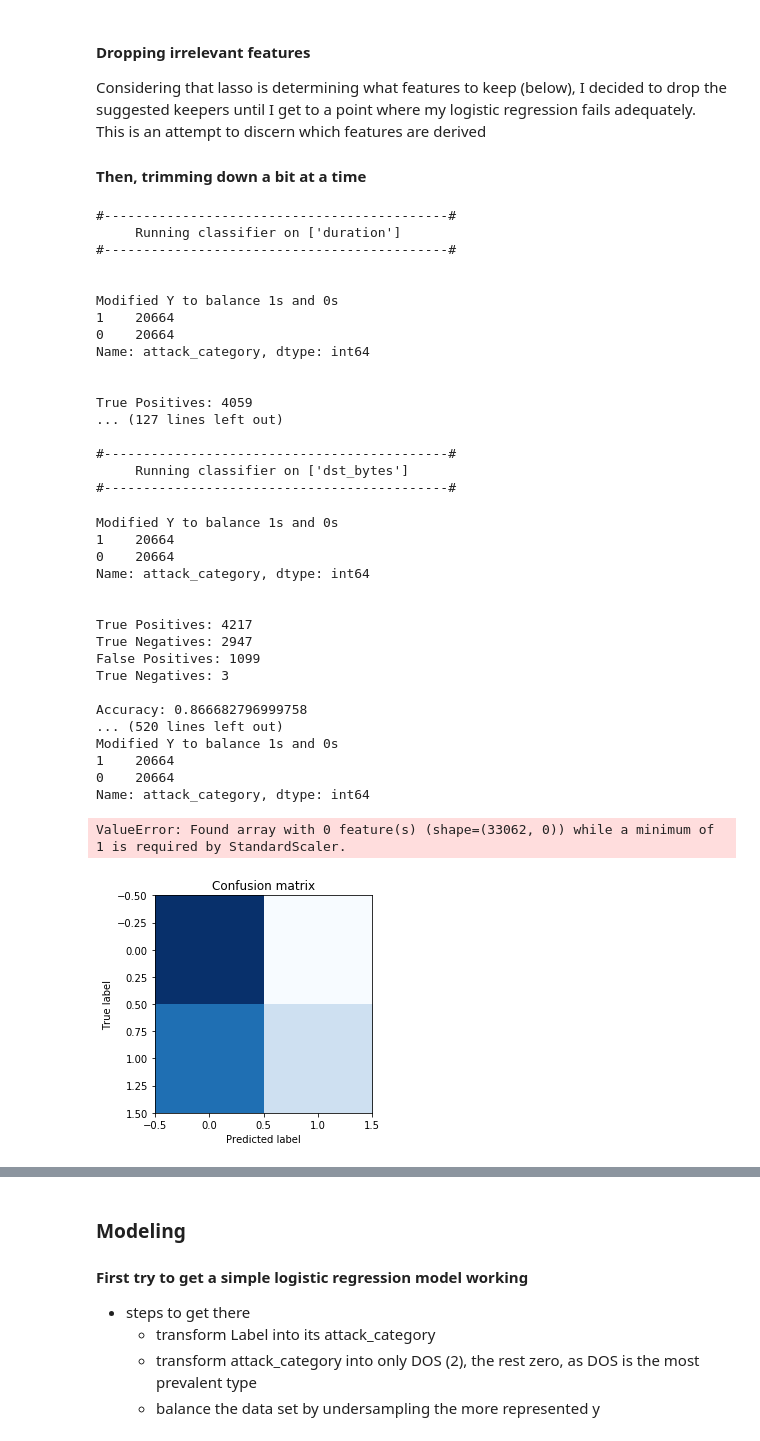
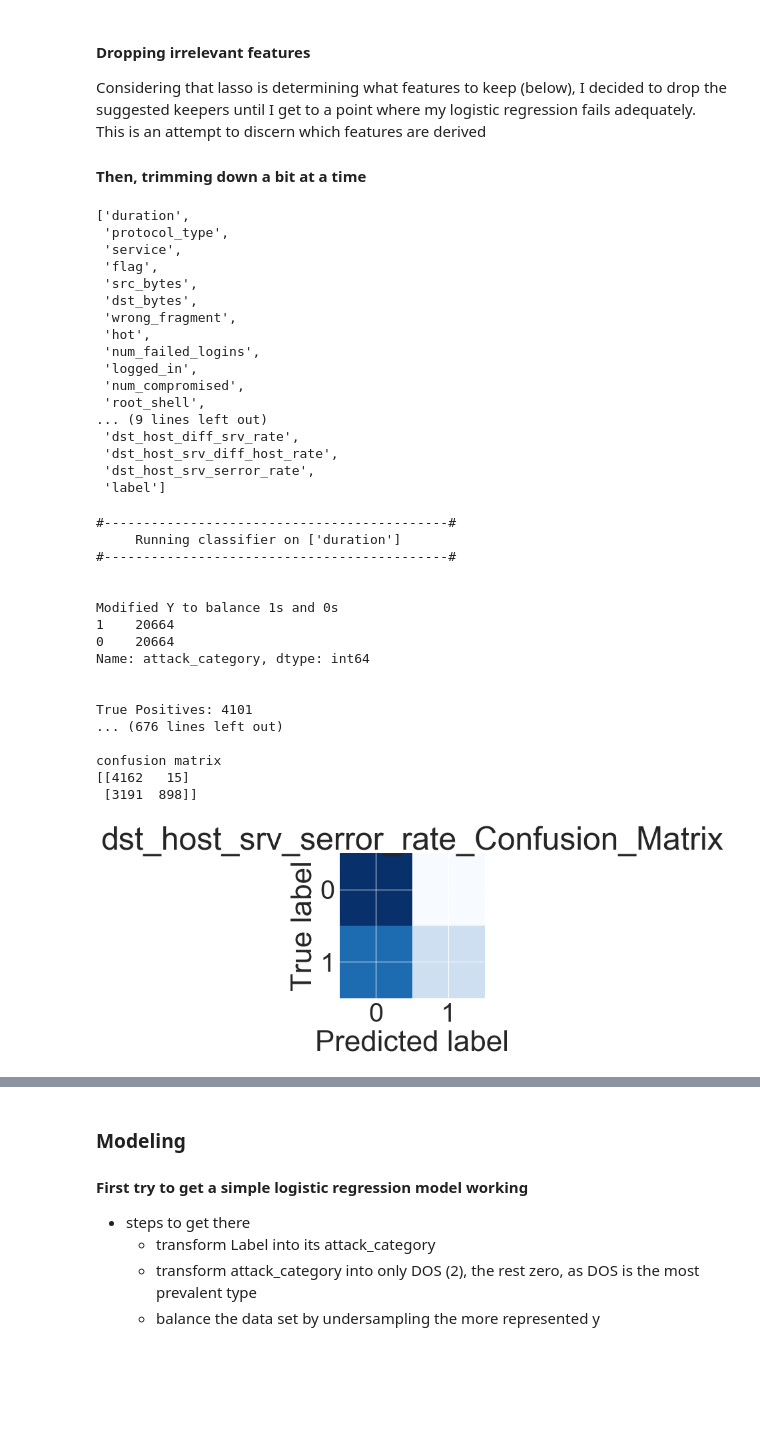
Before and after one commit to MnemoSemiotic/Analyzing-Network-Traffic_kdd99, a Jupyter notebook: Feature_Engineering_and_Modeling.ipynb, the cells around one changed output, grey strips where cells are left out. Saved outputs shown, nothing was run; the diff lists cells and outputs as text; code cells hidden in the pictures; blank space fills up the shorter version.

```diff
--- a/Feature_Engineering_and_Modeling.ipynb
+++ b/Feature_Engineering_and_Modeling.ipynb
@@ -67,75 +67,90 @@ Considering that lasso is determining what features to keep (below), I decided t
 # objects = df_dtypes['object']
 # objects
 column_list = list(df.columns)
+
+column_list
+# %% [output]
+['duration',
+ 'protocol_type',
+ 'service',
+ 'flag',
+ 'src_bytes',
+ 'dst_bytes',
+ 'wrong_fragment',
+ 'hot',
+ 'num_failed_logins',
+ 'logged_in',
+ 'num_compromised',
+ 'root_shell',
+... (9 lines left out)
+ 'dst_host_diff_srv_rate',
+ 'dst_host_srv_diff_host_rate',
+ 'dst_host_srv_serror_rate',
+ 'label']
 # %%
-columns=['col', 'TN' ,'FP' ,'FN','TP','accuracy' ,'recall' ,'specificity', 'false_positive_rate', 'precision']
+columns=['col', 'TN' ,'FP' ,
+         'FN','TP','accuracy',
+         'recall' ,'specificity',
+         'false_positive_rate', 'false_negative_rate',
+         'precision',
+         ]
 
 populate_conf_mat = {'col':[], 'TN':[], 'FP':[],
                      'FN':[], 'TP':[], 'accuracy':[],
                      'recall':[], 'specificity':[],
-                     'false_positive_rate':[], 'precision':[]
+                     'false_positive_rate':[],'false_negative_rate':[],
+                     'precision':[]
                     }
 
 for col in column_list:
+    # We don't want to run on this value
+    if col == 'label':
+        continue
+
     keep = [col]
 
     # logistic regression object
     classifier = LogisticRegression(penalty='l1')
 
-    TN, FP, FN, TP, accuracy, recall, specificity, false_positive_rate, precision = run.run_classifier(df, keep, classifier)
+    TN, FP, FN, TP, accuracy, recall, specificity, false_positive_rate, false_negative_rate, precision = run.run_classifier(df, keep, classifier)
+
+
 
     populate_conf_mat['col'].append(col)
     populate_conf_mat['TN'].append(TN)
     populate_conf_mat['FP'].append(FP)
     populate_conf_mat['FN'].append(FN)
     populate_conf_mat['TP'].append(TP)
     populate_conf_mat['accuracy'].append(accuracy)
     populate_conf_mat['recall'].append(recall)
     populate_conf_mat['specificity'].append(specificity)
     populate_conf_mat['false_positive_rate'].append(false_positive_rate)
+    populate_conf_mat['false_negative_rate'].append(false_positive_rate)
     populate_conf_mat['precision'].append(precision)
 
 
-conf_matrix_vals = pd.DataFrame(index=index, columns=columns)
+conf_matrix_vals = pd.DataFrame(columns=columns)
 
 # df = trans.drop_all_except(df, keep)
 # %% [output]
 #--------------------------------------------#
      Running classifier on ['duration']
 #--------------------------------------------#
 
 
 Modified Y to balance 1s and 0s
 1    20664
 0    20664
 Name: attack_category, dtype: int64
 
 
-True Positives: 4059
-... (127 lines left out)
+True Positives: 4101
+... (676 lines left out)
 
-#--------------------------------------------#
-     Running classifier on ['dst_bytes']
-#--------------------------------------------#
+confusion matrix
+[[4162   15]
+ [3191  898]]
-Modified Y to balance 1s and 0s
-1    20664
-0    20664
-Name: attack_category, dtype: int64
-
-
-True Positives: 4217
-True Negatives: 2947
-False Positives: 1099
-True Negatives: 3
-
-Accuracy: 0.866682796999758
-... (520 lines left out)
-Modified Y to balance 1s and 0s
-1    20664
-0    20664
-Name: attack_category, dtype: int64
-ValueError: Found array with 0 feature(s) (shape=(33062, 0)) while a minimum of 1 is required by StandardScaler.
-[figure, old version]
+[figure, new version]
 # %%
 # title = 'Correlation Matrix of data after Dropping Correlated'
 # pltfuncs.corr_heat(df, title)
```
Also changed, not shown: parts of 7 cells of this notebook, 2 other files.
